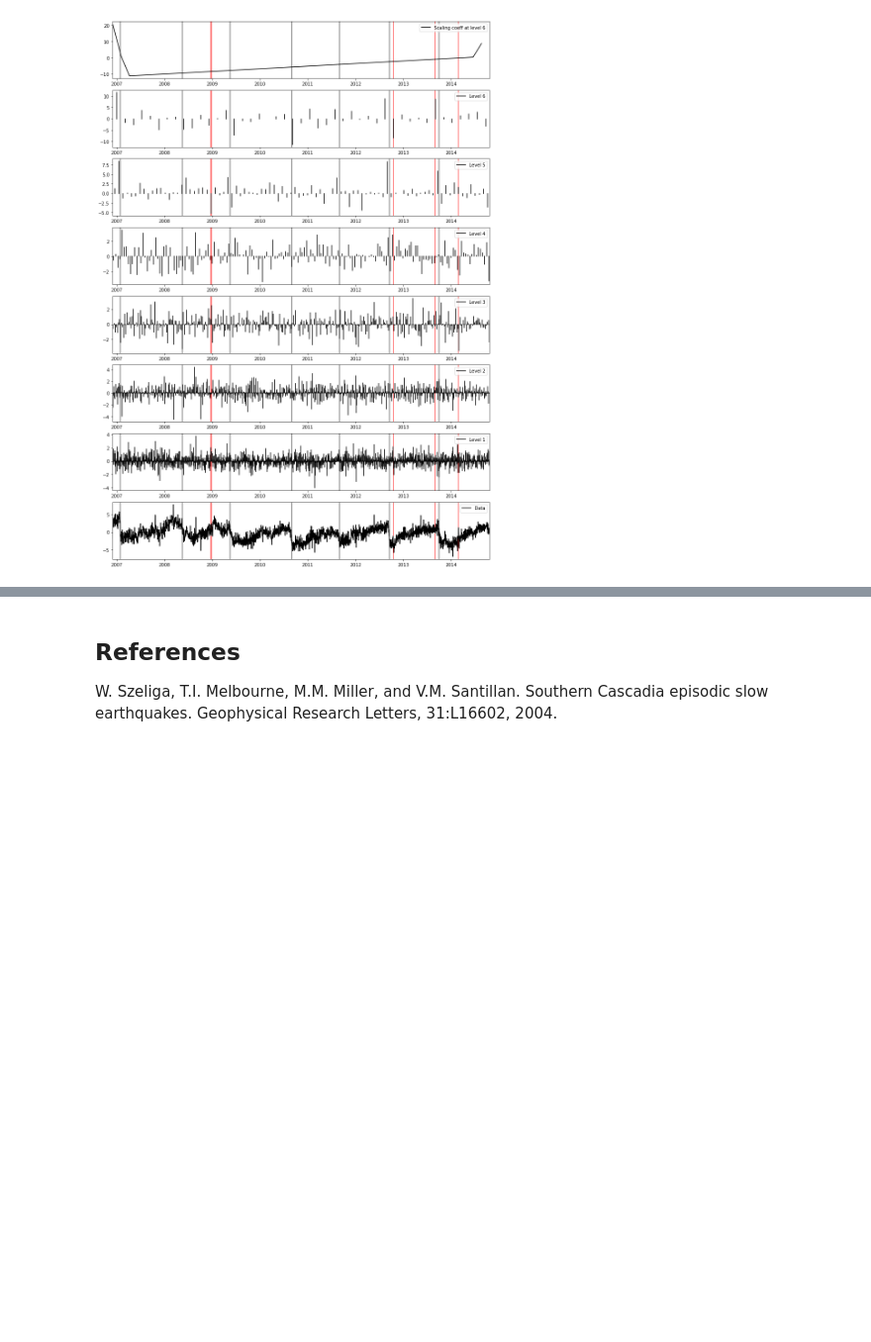
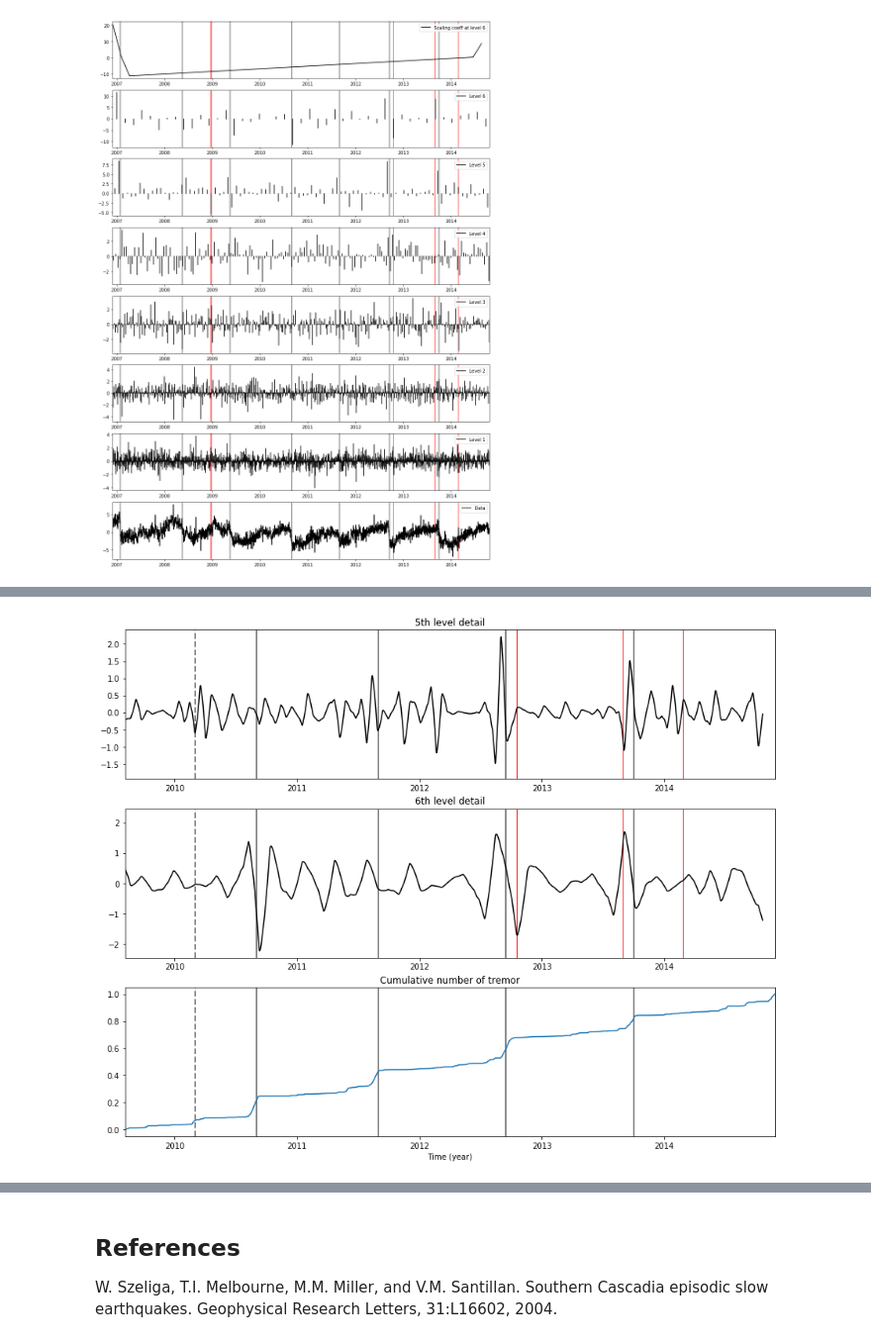
Before and after one commit to ArianeDucellier/ETSscripts, a Jupyter notebook: notebooks/slowslip_DWT.ipynb, the cells around one changed output, grey strips where cells are left out. Shown at 99% size. Saved outputs shown, nothing was run; the diff lists cells and outputs as text; code cells hidden in the pictures; blank space fills up the shorter version.

```diff
--- a/notebooks/slowslip_DWT.ipynb
+++ b/notebooks/slowslip_DWT.ipynb
@@ -324,0 +349,39 @@ plt.show()
+# %%
+plt.figure(1, figsize=(15, 12))
+
+# Plot 5th detail of DWT analysis
+plt.subplot(311)
+for i in range(0, len(time_ETS)):
+    plt.axvline(time_ETS[i], linewidth=2, color='grey')
+plt.axvline(2010.1667, linewidth=2, linestyle='--', color='grey')
+for i in range(0, len(gap)):
+    plt.axvline(time[gap[i]], linewidth=1, color='red')
+plt.plot(t0 + dt * np.arange(0, N), D[4], 'k', label='Data')
+plt.xlim(np.min(time_tremor), np.max(time_tremor))
+plt.title('5th level detail')
+
+# Plot 6th detail of DWT analysis
+plt.subplot(312)
+for i in range(0, len(time_ETS)):
+    plt.axvline(time_ETS[i], linewidth=2, color='grey')
+plt.axvline(2010.1667, linewidth=2, linestyle='--', color='grey')
+for i in range(0, len(gap)):
+    plt.axvline(time[gap[i]], linewidth=1, color='red')
+plt.plot(t0 + dt * np.arange(0, N), D[5], 'k', label='Data')
+plt.xlim(np.min(time_tremor), np.max(time_tremor))
+plt.title('6th level detail')
+
+# Plot cumulative number of tremor
+plt.subplot(313)
+for i in range(0, len(time_ETS)):
+    plt.axvline(time_ETS[i], linewidth=2, color='grey')
+plt.axvline(2010.1667, linewidth=2, linestyle='--', color='grey')
+nt = np.shape(time_tremor)[0]
+plt.plot(np.sort(time_tremor), (1.0 / nt) * np.arange(0, len(time_tremor)))
+plt.xlim(np.min(time_tremor), np.max(time_tremor))
+plt.xlabel('Time (year)')
+plt.title('Cumulative number of tremor')
+
+plt.show()
+# %% [output]
+[figure, added]
```
Also changed, not shown: parts of 6 cells of this notebook, 7 other files.
